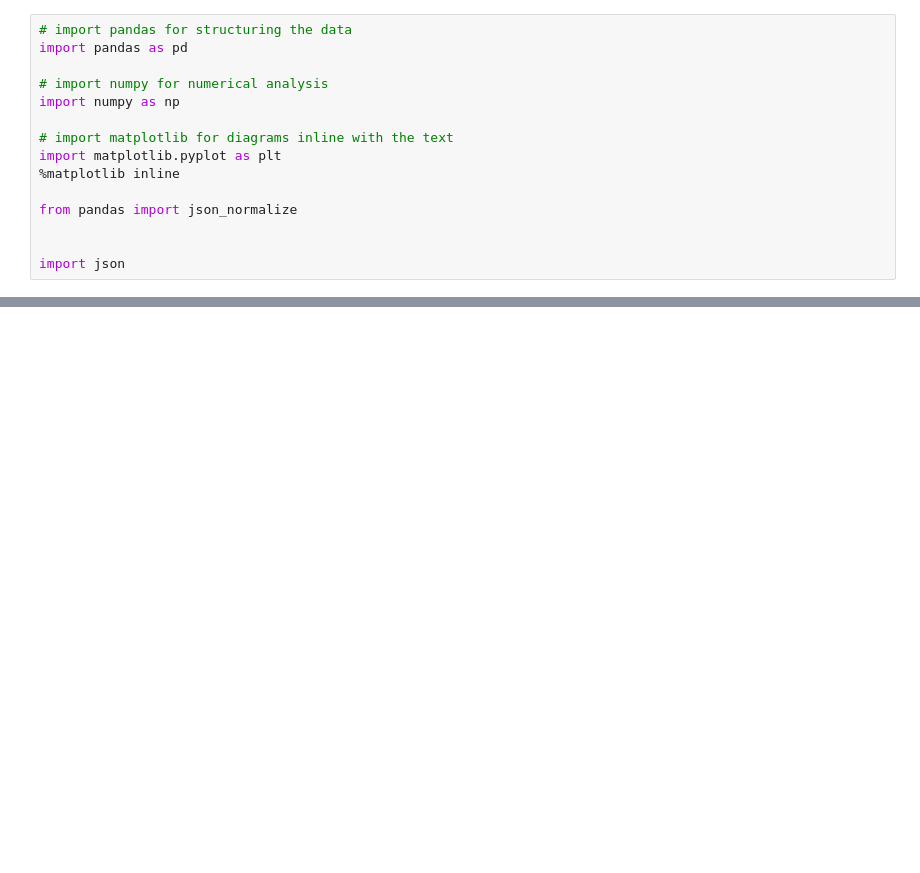
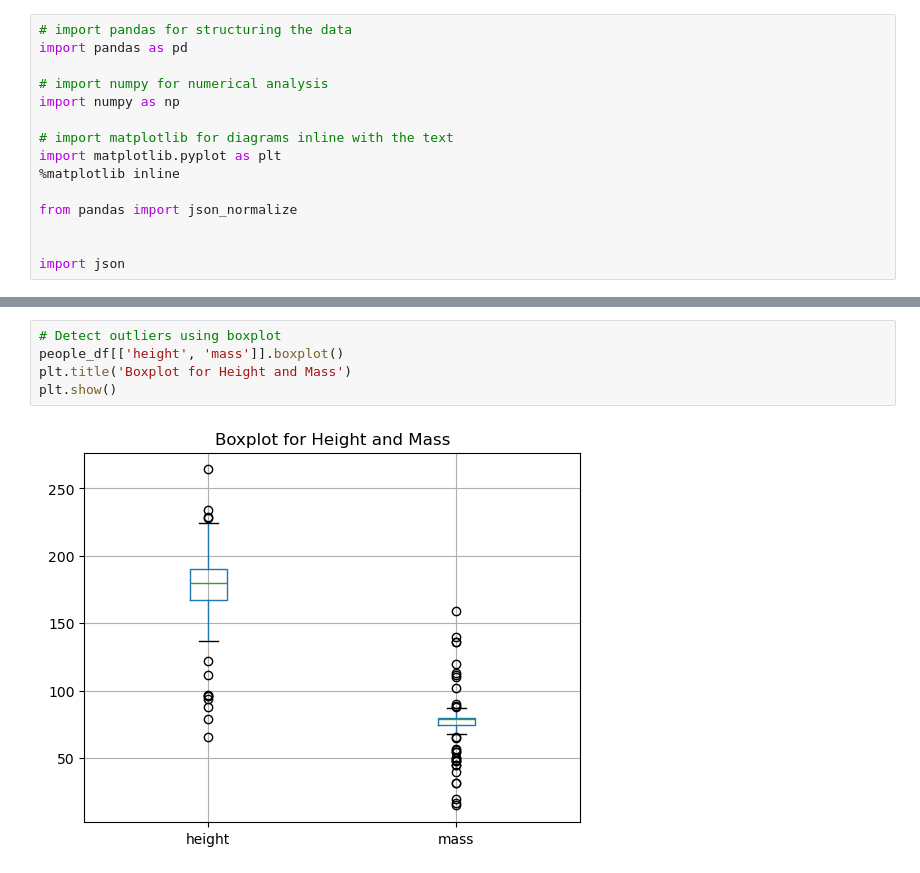
Before and after one commit to Freddo-404/BI-FFJR, a Jupyter notebook: Starwars.ipynb, the cells around one changed output, grey strips where cells are left out. Cells and saved outputs as stored; diff of their text form; blank space fills up the shorter version.

```diff
--- a/Starwars.ipynb
+++ b/Starwars.ipynb
@@ -31,0 +159,7 @@ people_df.head(5)  # Display the first 5 rows of the DataFrame
+# %%
+# Detect outliers using boxplot
+people_df[['height', 'mass']].boxplot()
+plt.title('Boxplot for Height and Mass')
+plt.show()
+# %% [output]
+[figure, added]
```
Also changed, not shown: parts of 23 cells of this notebook.
